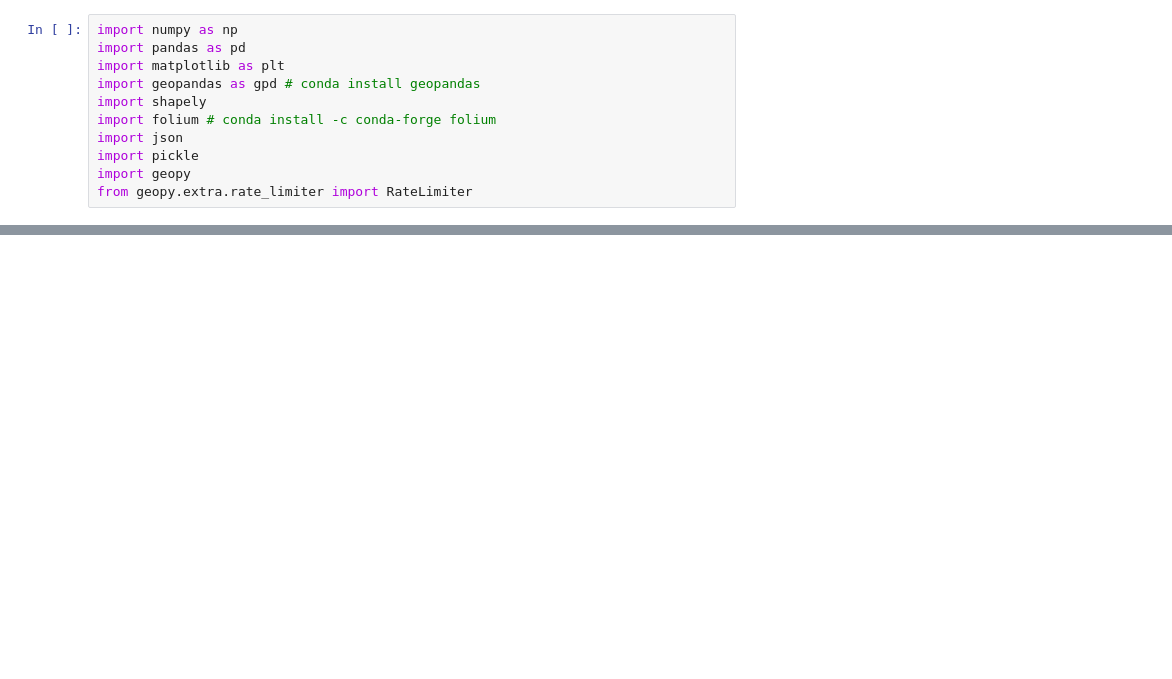
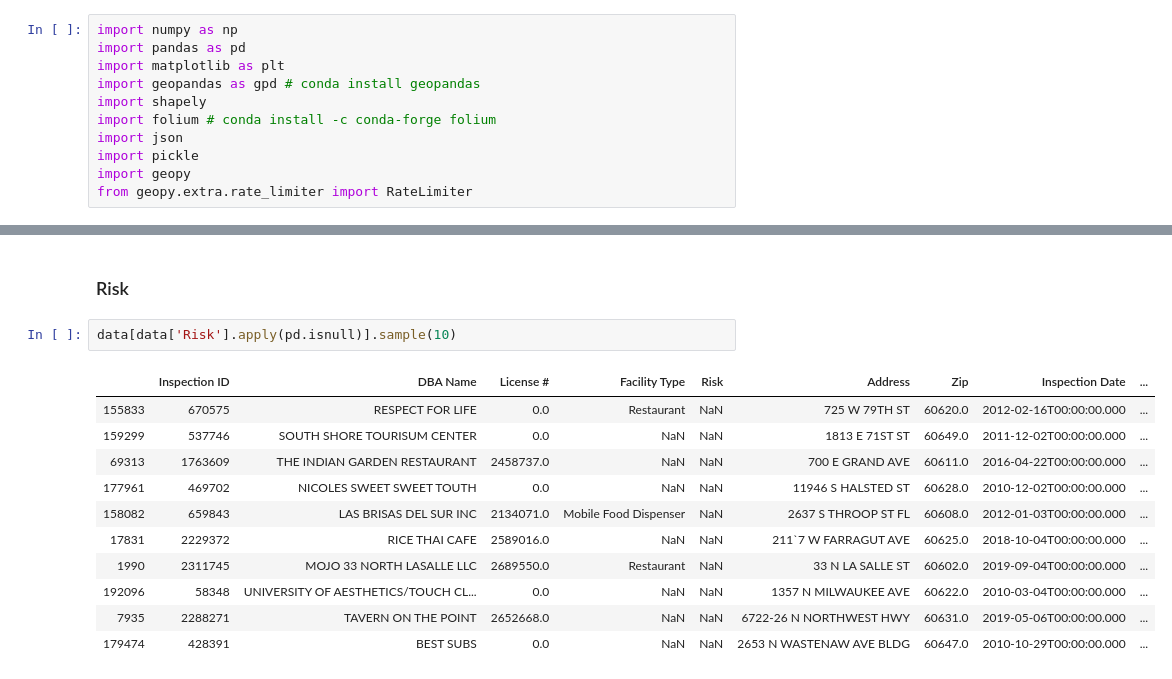
Before and after one commit to pcanas/ada-project-oejp, a Jupyter notebook: proj-notebook.ipynb, the cells around one changed output, grey strips where cells are left out. Saved outputs shown, nothing was run; the diff lists cells and outputs as text; blank space fills up the shorter version.

```diff
--- a/proj-notebook.ipynb
+++ b/proj-notebook.ipynb
@@ -13,0 +76,16 @@ data = pd.read_csv('data/food-inspections.csv').drop(['City', 'State', "Historic
+# %% [markdown]
+### Risk
+# %%
+data[data['Risk'].apply(pd.isnull)].sample(10)
+# %% [output]
+|  | Inspection ID | DBA Name | License # | Facility Type | Risk | Address | Zip | Inspection Date | ... |
+| 155833 | 670575 | RESPECT FOR LIFE | 0.0 | Restaurant | NaN | 725 W 79TH ST | 60620.0 | 2012-02-16T00:00:00.000 | ... |
+| 159299 | 537746 | SOUTH SHORE TOURISUM CENTER | 0.0 | NaN | NaN | 1813 E 71ST ST | 60649.0 | 2011-12-02T00:00:00.000 | ... |
+| 69313 | 1763609 | THE INDIAN GARDEN RESTAURANT | 2458737.0 | NaN | NaN | 700 E GRAND AVE | 60611.0 | 2016-04-22T00:00:00.000 | ... |
+| 177961 | 469702 | NICOLES SWEET SWEET TOUTH | 0.0 | NaN | NaN | 11946 S HALSTED ST | 60628.0 | 2010-12-02T00:00:00.000 | ... |
+| 158082 | 659843 | LAS BRISAS DEL SUR INC | 2134071.0 | Mobile Food Dispenser | NaN | 2637 S THROOP ST FL | 60608.0 | 2012-01-03T00:00:00.000 | ... |
+| 17831 | 2229372 | RICE THAI CAFE | 2589016.0 | NaN | NaN | 211`7 W FARRAGUT AVE | 60625.0 | 2018-10-04T00:00:00.000 | ... |
+| 1990 | 2311745 | MOJO 33 NORTH LASALLE LLC | 2689550.0 | Restaurant | NaN | 33 N LA SALLE ST | 60602.0 | 2019-09-04T00:00:00.000 | ... |
+| 192096 | 58348 | UNIVERSITY OF AESTHETICS/TOUCH CL... | 0.0 | NaN | NaN | 1357 N MILWAUKEE AVE | 60622.0 | 2010-03-04T00:00:00.000 | ... |
+| 7935 | 2288271 | TAVERN ON THE POINT | 2652668.0 | NaN | NaN | 6722-26 N NORTHWEST HWY | 60631.0 | 2019-05-06T00:00:00.000 | ... |
+| 179474 | 428391 | BEST SUBS | 0.0 | NaN | NaN | 2653 N WASTENAW AVE BLDG | 60647.0 | 2010-10-29T00:00:00.000 | ... |
```
Also changed, not shown: parts of 27 cells of this notebook.
